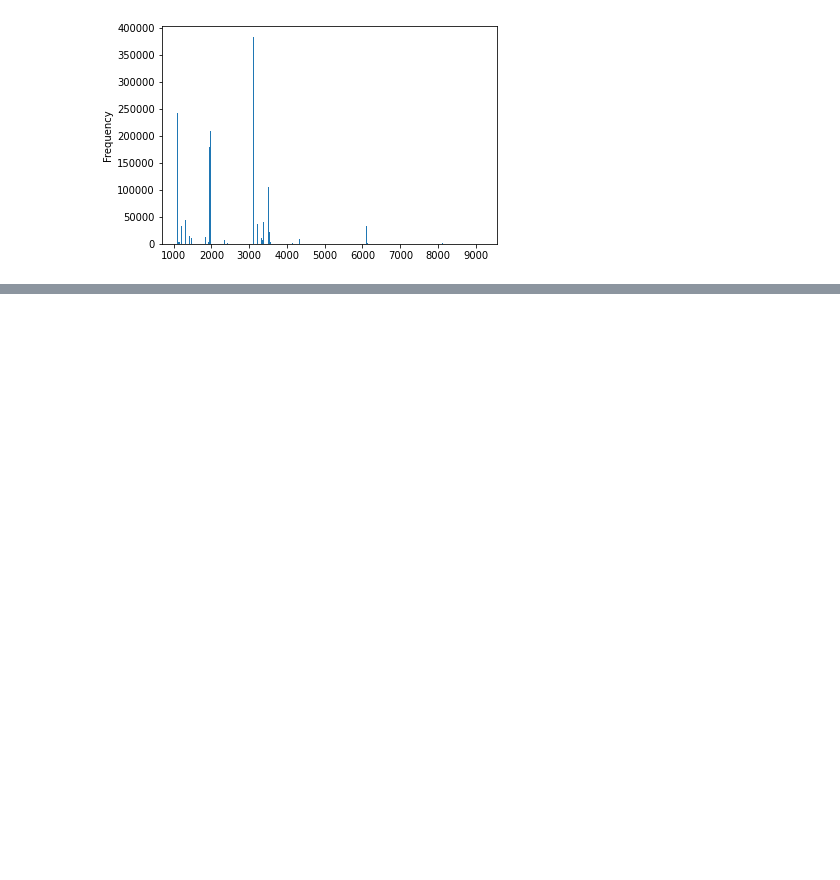
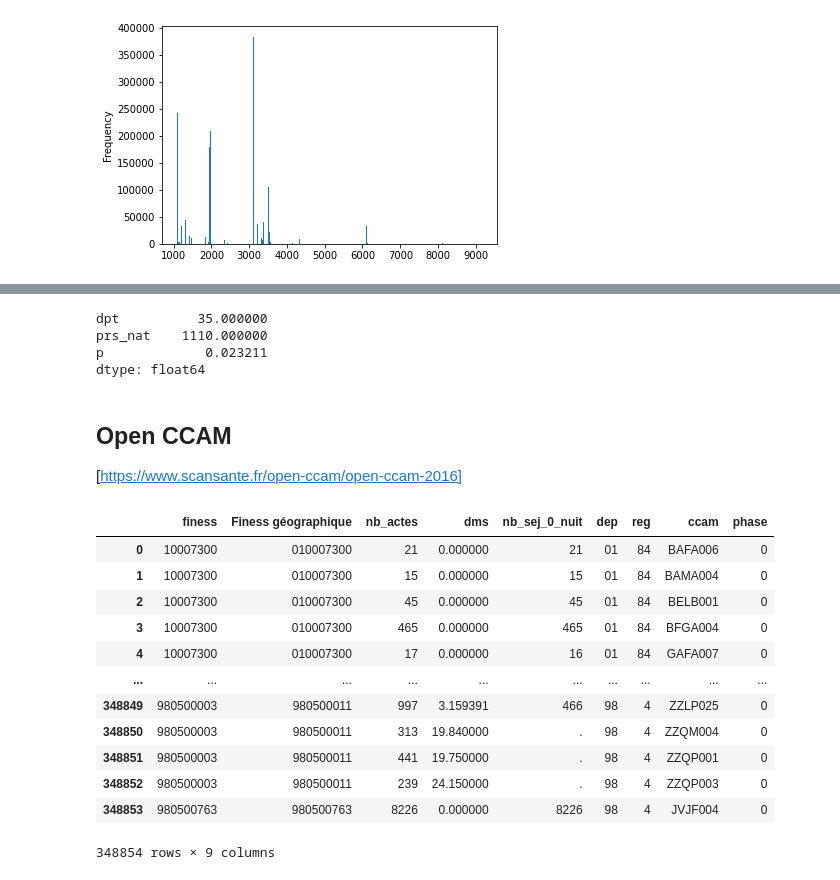
Before and after one commit to tguyet/medtrajectory_datagen, a Jupyter notebook: Data_Analysis/Public_Data_Explo.ipynb, the cells around one changed output, grey strips where cells are left out. Saved outputs shown, nothing was run; the diff lists cells and outputs as text; code cells hidden in the pictures; blank space fills up the shorter version.

Commit message:
Ajout de la generation des Actes CCAM

```diff
--- a/Data_Analysis/Public_Data_Explo.ipynb
+++ b/Data_Analysis/Public_Data_Explo.ipynb
@@ -786,0 +916,37 @@ damir['prs_nat'].plot.hist(bins=1000)
+# %%
+np.max(p_prs_dpt[ (p_prs_dpt['dpt']=="35") & (p_prs_dpt['p']>0.01) ])
+# %% [output]
+dpt          35.000000
+prs_nat    1110.000000
+p             0.023211
+dtype: float64
+# %% [markdown]
+## Open CCAM
+
+
+[https://www.scansante.fr/open-ccam/open-ccam-2016]
+# %%
+openccam=pd.read_csv("../data/Open_ccam_16.csv", sep=';', encoding="latin-1")
+
+colname='Acte CCAM + phase' #fichier 2015
+colname="acte" #fichier 2016
+
+openccam["ccam"]=openccam[colname].str[:-1]
+openccam["phase"]=openccam[colname].str[-1]
+del(openccam[colname])
+# %%
+openccam
+# %% [output]
+|  | finess | Finess géographique | nb_actes | dms | nb_sej_0_nuit | dep | reg | ccam | phase |
+| 0 | 10007300 | 010007300 | 21 | 0.000000 | 21 | 01 | 84 | BAFA006 | 0 |
+| 1 | 10007300 | 010007300 | 15 | 0.000000 | 15 | 01 | 84 | BAMA004 | 0 |
+| 2 | 10007300 | 010007300 | 45 | 0.000000 | 45 | 01 | 84 | BELB001 | 0 |
+| 3 | 10007300 | 010007300 | 465 | 0.000000 | 465 | 01 | 84 | BFGA004 | 0 |
+| 4 | 10007300 | 010007300 | 17 | 0.000000 | 16 | 01 | 84 | GAFA007 | 0 |
+| ... | ... | ... | ... | ... | ... | ... | ... | ... | ... |
+| 348849 | 980500003 | 980500011 | 997 | 3.159391 | 466 | 98 | 4 | ZZLP025 | 0 |
+| 348850 | 980500003 | 980500011 | 313 | 19.840000 | . | 98 | 4 | ZZQM004 | 0 |
+| 348851 | 980500003 | 980500011 | 441 | 19.750000 | . | 98 | 4 | ZZQP001 | 0 |
+| 348852 | 980500003 | 980500011 | 239 | 24.150000 | . | 98 | 4 | ZZQP003 | 0 |
+| 348853 | 980500763 | 980500763 | 8226 | 0.000000 | 8226 | 98 | 4 | JVJF004 | 0 |
+348854 rows × 9 columns
```
Also changed, not shown: parts of 38 cells of this notebook, 4 other files.
